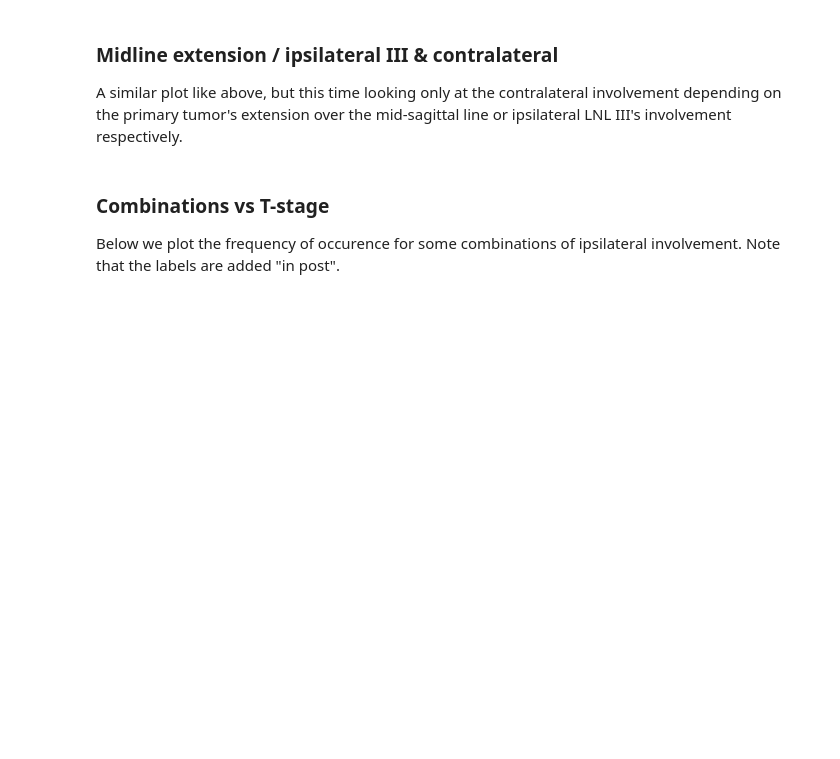
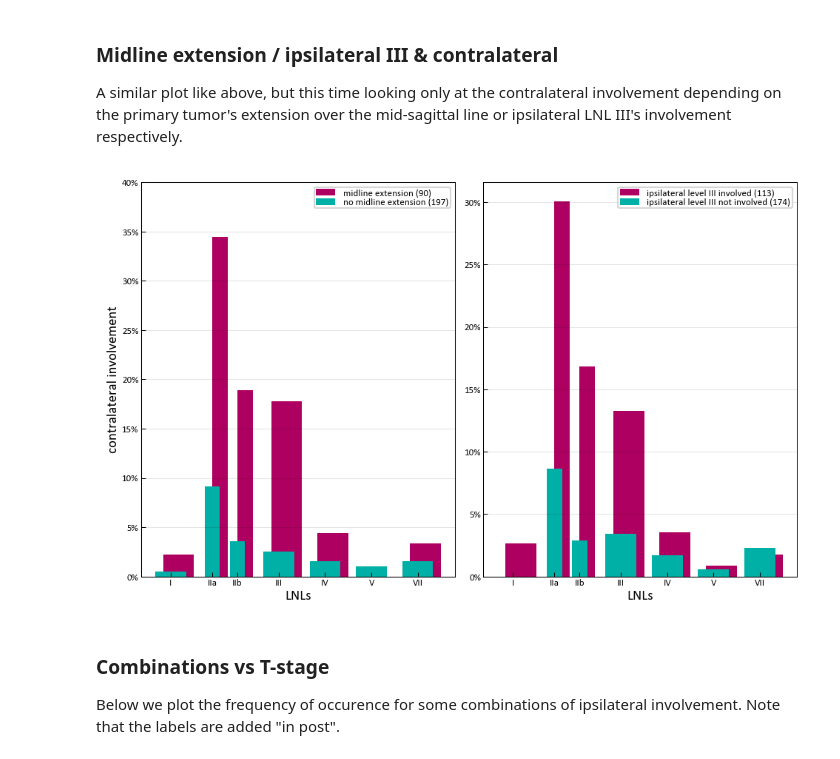
Before and after one commit to rmnldwg/lydata, a Jupyter notebook: 2021-usz-oropharynx/figures.ipynb, the cells around one changed output. Cells and saved outputs as stored; diff of their text form; code cells hidden in the pictures; blank space fills up the shorter version.

```diff
--- a/2021-usz-oropharynx/figures.ipynb
+++ b/2021-usz-oropharynx/figures.ipynb
@@ -376,7 +442,7 @@ bar_kwargs = {
     "width": widths,
 }
 
-fig, ax = plt.subplots(1, 2, figsize=set_size(width="full"));
+fig, ax = plt.subplots(1, 2, figsize=set_size(width="full"), constrained_layout=True);
 
 ax[0].bar(pos + sp/2., ext_heights, color=usz_red,
        label=f"midline extension ({len(ext_data)})",
@@ -384,33 +450,35 @@ ax[0].bar(pos + sp/2., ext_heights, color=usz_red,
 ax[0].bar(pos, noext_heights, color=usz_green,
        label=f"no midline extension ({len(noext_data)})",
        **bar_kwargs);
 # ax[0].set_title("midline extension vs lateralized")
 ax[0].set_xticks(pos + widths/2.);
 ax[0].set_xticklabels(labels);
 ax[0].set_xlabel("LNLs");
 ax[0].set_yticks(np.linspace(0., 0.4, 9));
 ax[0].set_yticklabels([f"{100*tick:.0f}%" for tick in np.linspace(0., 0.4, 9)]);
 ax[0].set_ylabel("contralateral involvement");
 ax[0].legend();
 ax[0].grid(axis="y");
 
 ax[1].bar(pos + sp/2., ipsiIII_heights, color=usz_red,
        label=f"ipsilateral level III involved ({len(ipsiIII_data)})",
        **bar_kwargs);
 ax[1].bar(pos, noipsiIII_heights, color=usz_green,
        label=f"ipsilateral level III not involved ({len(noipsiIII_data)})",
        **bar_kwargs);
 # ax[1].set_title("midline extension vs lateralized")
 ax[1].set_xticks(pos + widths/2.);
 ax[1].set_xticklabels(labels);
 ax[1].set_xlabel("LNLs");
 ax[1].set_yticks(np.linspace(0., 0.3, 7));
 ax[1].set_yticklabels([f"{100*tick:.0f}%" for tick in np.linspace(0., 0.3, 7)]);
 ax[1].legend();
 ax[1].grid(axis="y");
 
 if SAVE_PLOTS:
     plt.savefig(PLOT_PATH / "midline_and_ipsiIII.svg");
+# %% [output]
+[figure, added]
 # %% [markdown]
 ### Combinations vs T-stage
 
```
Also changed, not shown: parts of 13 cells of this notebook, 59 other files.
